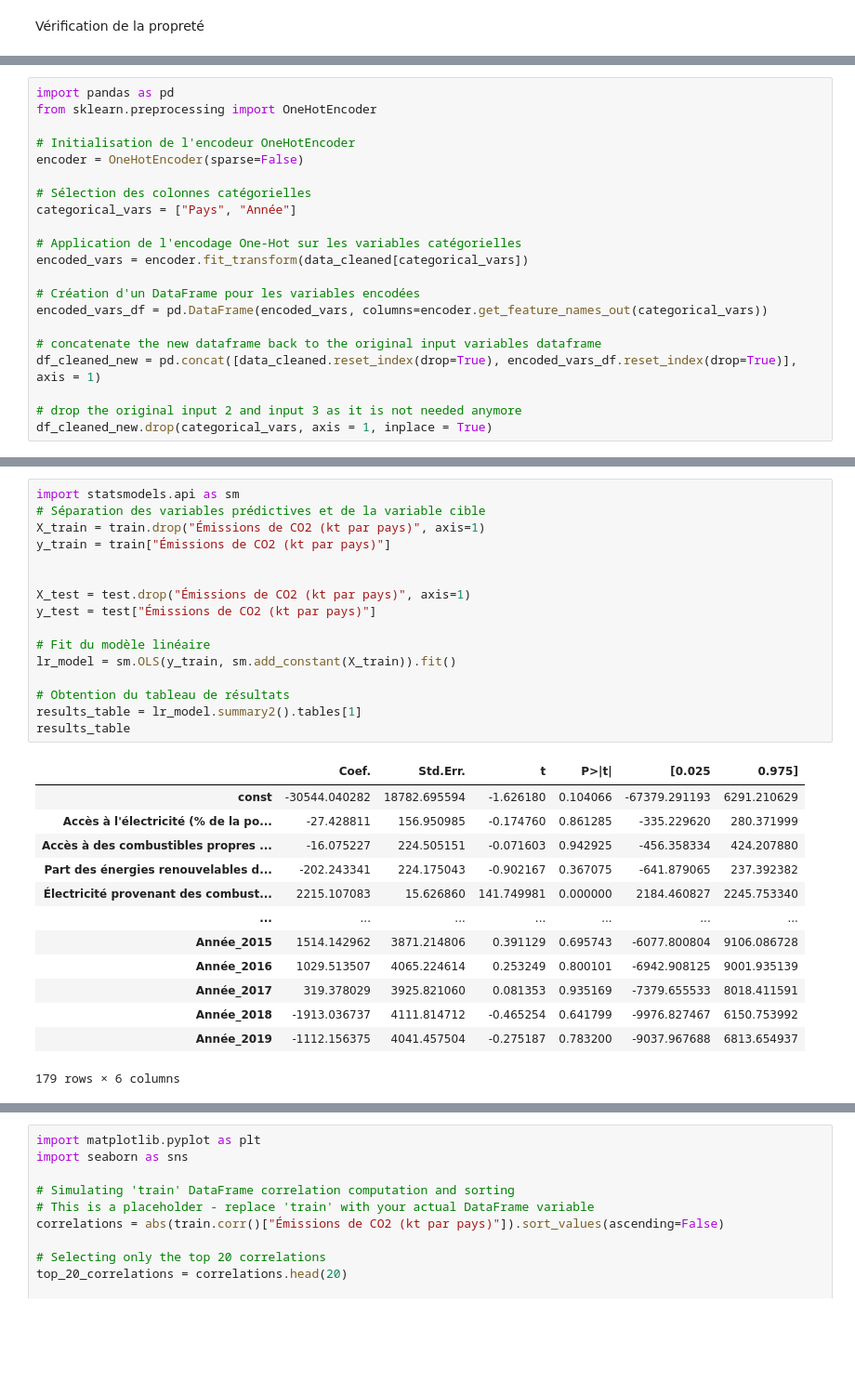
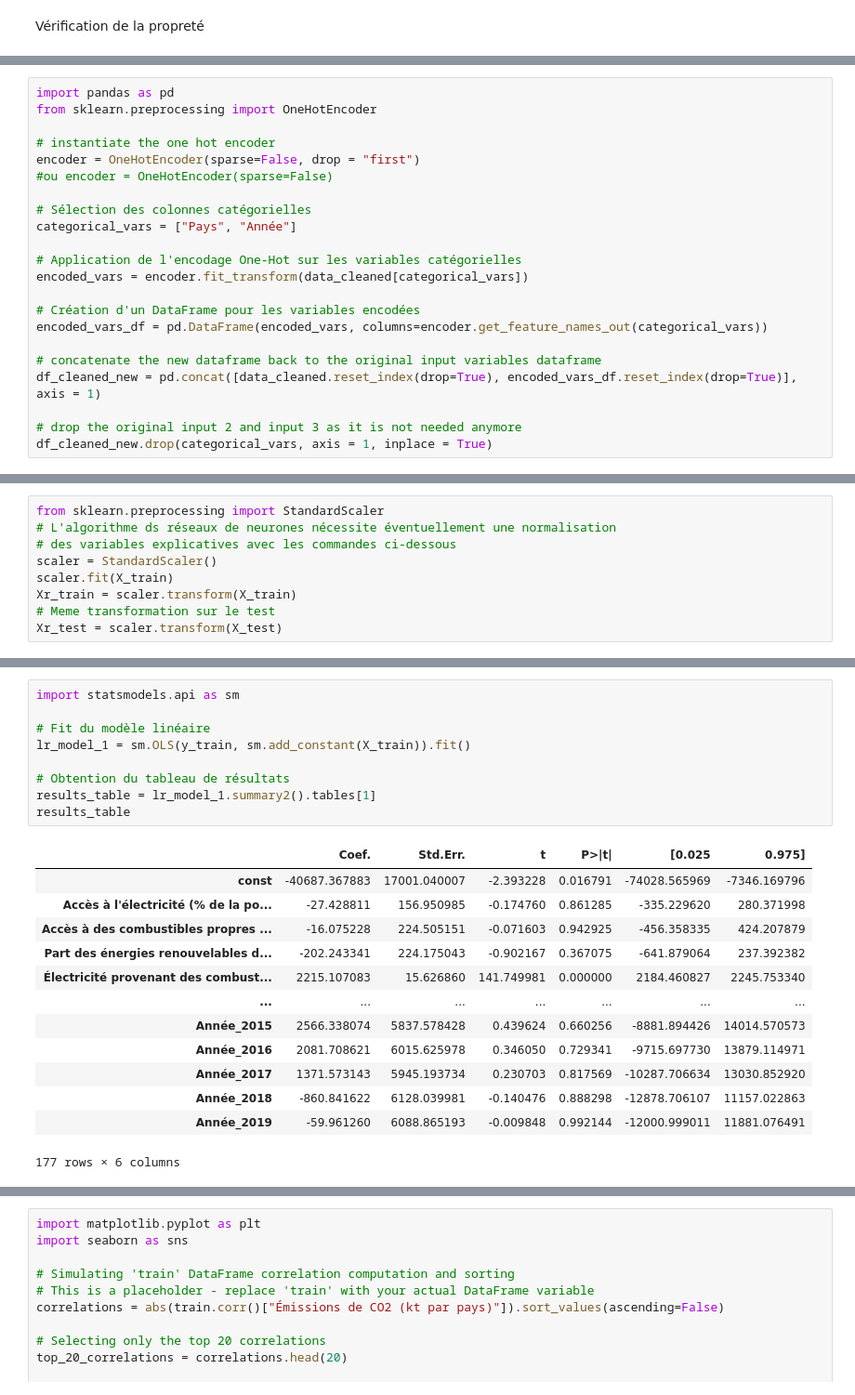
Before and after one commit to hugoguilbot/MLProject, a Jupyter notebook: Modélisation-Regression-Lineaire.ipynb, the cells around one changed output, grey strips where cells are left out. Shown at 93% size. Drawn from its saved outputs; the diff is of its cells as text; blank space fills up the shorter version.

```diff
--- a/Modélisation-Regression-Lineaire.ipynb
+++ b/Modélisation-Regression-Lineaire.ipynb
@@ -435,8 +127,9 @@ Mais avant de séparer le dataset en deux, il faut tranformer les variables cate
 import pandas as pd
 from sklearn.preprocessing import OneHotEncoder
 
-# Initialisation de l'encodeur OneHotEncoder
-encoder = OneHotEncoder(sparse=False)
+# instantiate the one hot encoder
+encoder = OneHotEncoder(sparse=False, drop = "first")
+#ou encoder = OneHotEncoder(sparse=False)
 
 # Sélection des colonnes catégorielles
 categorical_vars = ["Pays", "Année"]
@@ -489,0 +183,9 @@ train, test = train_test_split(df_cleaned_new, test_size=0.2, random_state=42)
+# %%
+from sklearn.preprocessing import StandardScaler
+# L'algorithme ds réseaux de neurones nécessite éventuellement une normalisation
+# des variables explicatives avec les commandes ci-dessous
+scaler = StandardScaler()
+scaler.fit(X_train)
+Xr_train = scaler.transform(X_train)
+# Meme transformation sur le test
+Xr_test = scaler.transform(X_test)
@@ -494,31 +211,24 @@ train, test = train_test_split(df_cleaned_new, test_size=0.2, random_state=42)
 # %%
 import statsmodels.api as sm
-# Séparation des variables prédictives et de la variable cible
-X_train = train.drop("Émissions de CO2 (kt par pays)", axis=1)
-y_train = train["Émissions de CO2 (kt par pays)"]
-
-
-X_test = test.drop("Émissions de CO2 (kt par pays)", axis=1)
-y_test = test["Émissions de CO2 (kt par pays)"]
 
 # Fit du modèle linéaire
-lr_model = sm.OLS(y_train, sm.add_constant(X_train)).fit()
+lr_model_1 = sm.OLS(y_train, sm.add_constant(X_train)).fit()
 
 # Obtention du tableau de résultats
-results_table = lr_model.summary2().tables[1]
+results_table = lr_model_1.summary2().tables[1]
 results_table
 # %% [output]
 |  | Coef. | Std.Err. | t | P>|t| | [0.025 | 0.975] |
-| const | -30544.040282 | 18782.695594 | -1.626180 | 0.104066 | -67379.291193 | 6291.210629 |
-| Accès à l'électricité (% de la po... | -27.428811 | 156.950985 | -0.174760 | 0.861285 | -335.229620 | 280.371999 |
-| Accès à des combustibles propres ... | -16.075227 | 224.505151 | -0.071603 | 0.942925 | -456.358334 | 424.207880 |
-| Part des énergies renouvelables d... | -202.243341 | 224.175043 | -0.902167 | 0.367075 | -641.879065 | 237.392382 |
+| const | -40687.367883 | 17001.040007 | -2.393228 | 0.016791 | -74028.565969 | -7346.169796 |
+| Accès à l'électricité (% de la po... | -27.428811 | 156.950985 | -0.174760 | 0.861285 | -335.229620 | 280.371998 |
+| Accès à des combustibles propres ... | -16.075228 | 224.505151 | -0.071603 | 0.942925 | -456.358335 | 424.207879 |
+| Part des énergies renouvelables d... | -202.243341 | 224.175043 | -0.902167 | 0.367075 | -641.879064 | 237.392382 |
 | Électricité provenant des combust... | 2215.107083 | 15.626860 | 141.749981 | 0.000000 | 2184.460827 | 2245.753340 |
 | ... | ... | ... | ... | ... | ... | ... |
-| Année_2015 | 1514.142962 | 3871.214806 | 0.391129 | 0.695743 | -6077.800804 | 9106.086728 |
-| Année_2016 | 1029.513507 | 4065.224614 | 0.253249 | 0.800101 | -6942.908125 | 9001.935139 |
-| Année_2017 | 319.378029 | 3925.821060 | 0.081353 | 0.935169 | -7379.655533 | 8018.411591 |
-| Année_2018 | -1913.036737 | 4111.814712 | -0.465254 | 0.641799 | -9976.827467 | 6150.753992 |
-| Année_2019 | -1112.156375 | 4041.457504 | -0.275187 | 0.783200 | -9037.967688 | 6813.654937 |
+| Année_2015 | 2566.338074 | 5837.578428 | 0.439624 | 0.660256 | -8881.894426 | 14014.570573 |
+| Année_2016 | 2081.708621 | 6015.625978 | 0.346050 | 0.729341 | -9715.697730 | 13879.114971 |
+| Année_2017 | 1371.573143 | 5945.193734 | 0.230703 | 0.817569 | -10287.706634 | 13030.852920 |
+| Année_2018 | -860.841622 | 6128.039981 | -0.140476 | 0.888298 | -12878.706107 | 11157.022863 |
+| Année_2019 | -59.961260 | 6088.865193 | -0.009848 | 0.992144 | -12000.999011 | 11881.076491 |
-179 rows × 6 columns
+177 rows × 6 columns
 # %%
```
Also changed, not shown: parts of 80 cells of this notebook, 1 other file.
